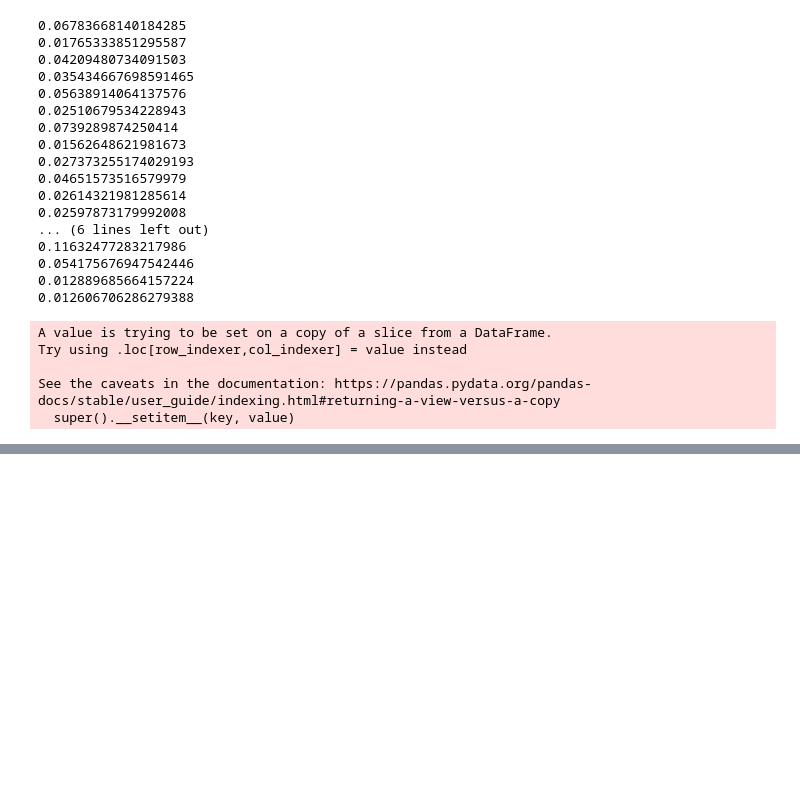
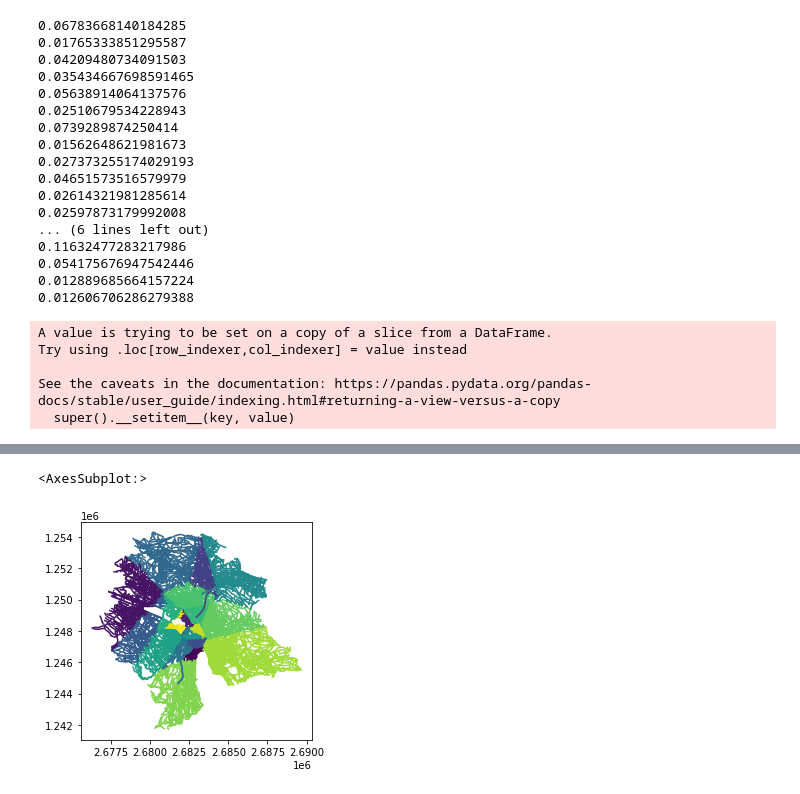
Before and after one commit to thereallinusrg/Velo-Zueri-Unfaelle, a Jupyter notebook: maurus-notebook.ipynb, the cells around one changed output, grey strips where cells are left out. Drawn from its saved outputs; the diff is of its cells as text; code cells hidden in the pictures; blank space fills up the shorter version.

```diff
--- a/maurus-notebook.ipynb
+++ b/maurus-notebook.ipynb
@@ -182,0 +185,2 @@ Accidents_Zaehlstation_refined.to_file('Accidents_Zaehlstation_refined_Final.gpk
+# %%
+VeloWege_Weights = gpd.read_file(r'data/RadWege_Weight.gpkg')
@@ -182,0 +196,5 @@ Accidents_Zaehlstation_refined.to_file('Accidents_Zaehlstation_refined_Final.gpk
+# %%
+VeloWege_Weights.plot(column='Weight', cmap='viridis')
+# %% [output]
+<AxesSubplot:>
+[figure, added]
```
Also changed, not shown: parts of 2 cells of this notebook.
